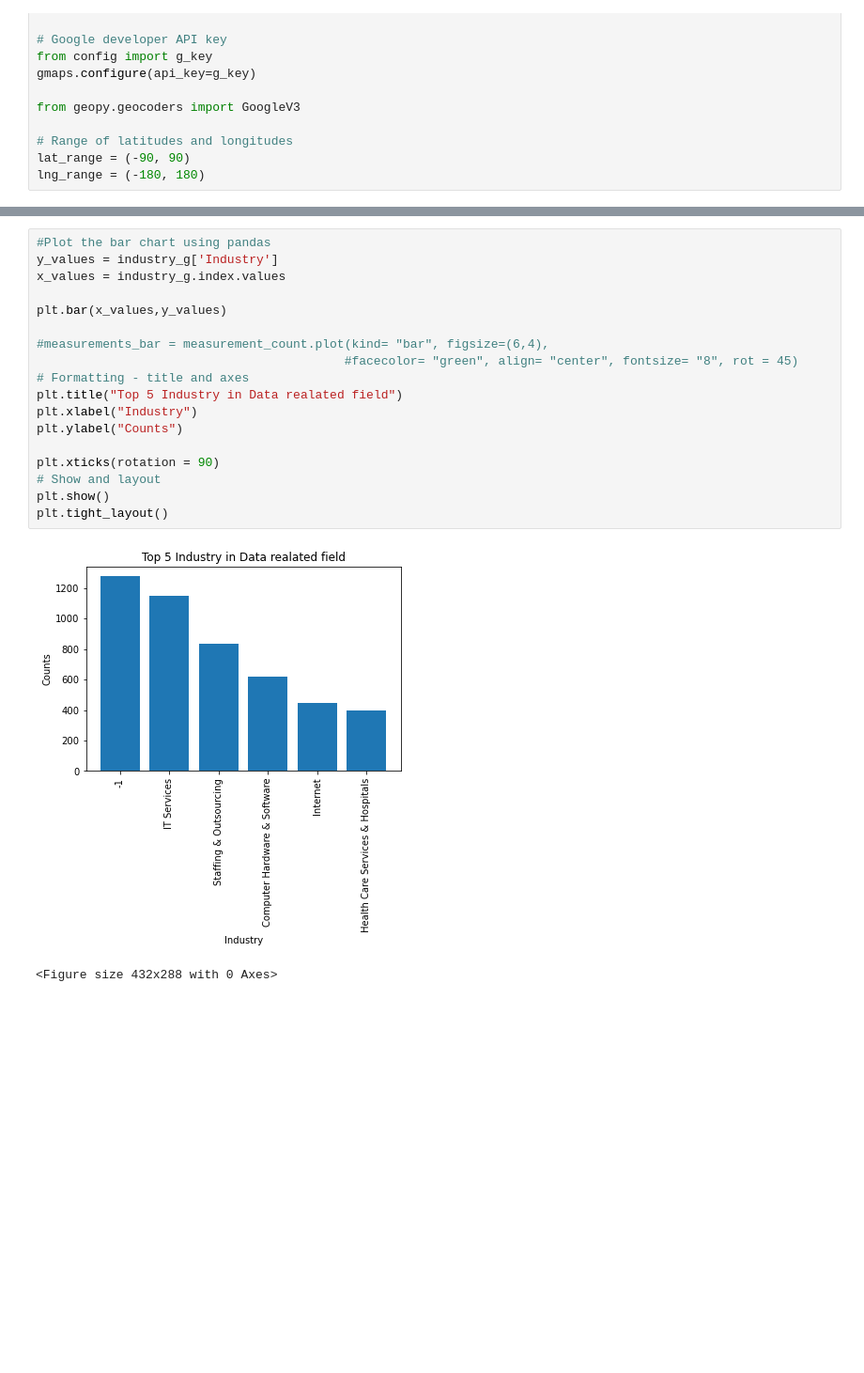
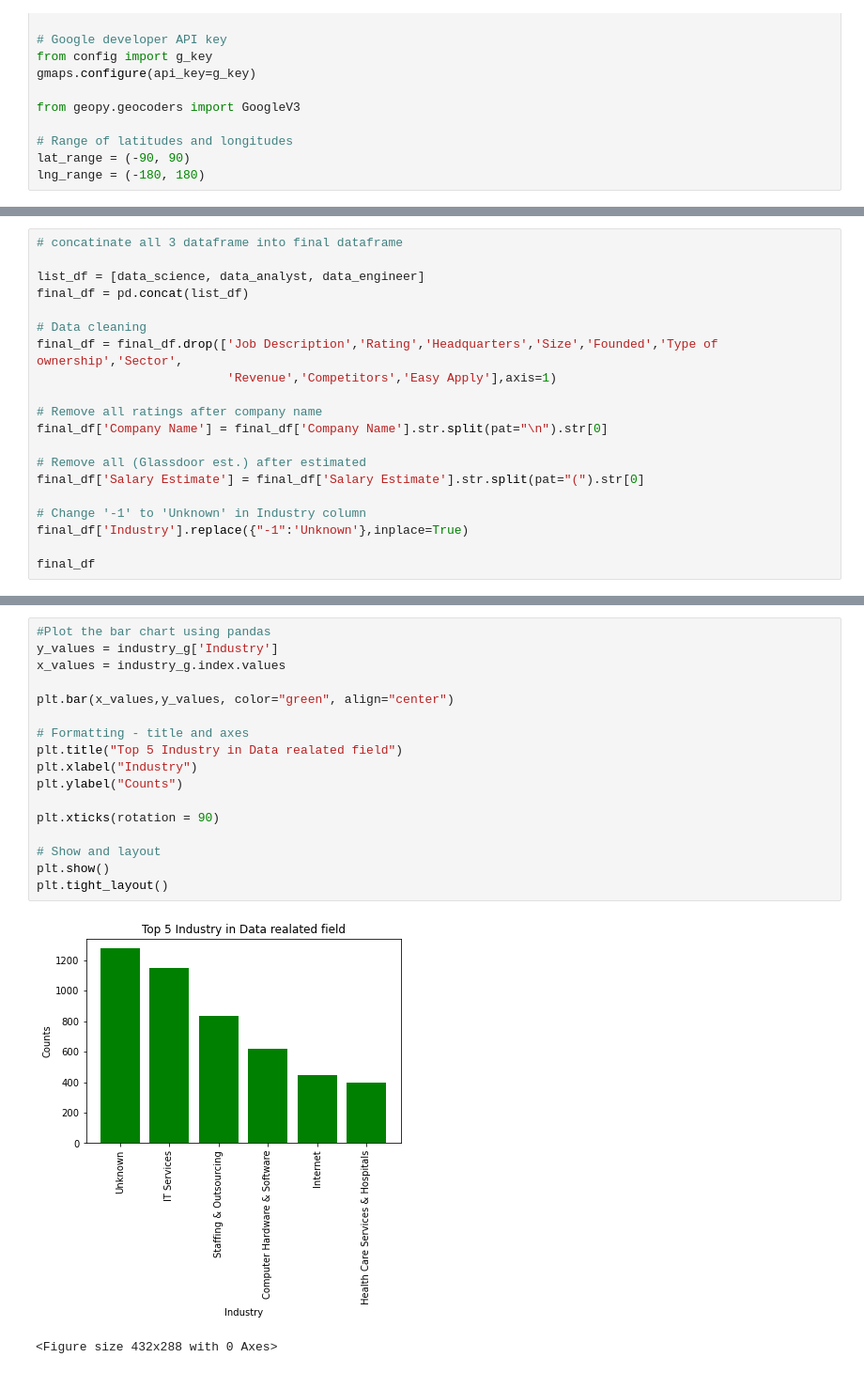
Before and after one commit to chaenii989/Data-Related-Job-Market, a Jupyter notebook: Project1_group3.ipynb, the cells around one changed output, grey strips where cells are left out. Shown at 94% size. Saved outputs shown, nothing was run; the diff lists cells and outputs as text; blank space fills up the shorter version.

```diff
--- a/Project1_group3.ipynb
+++ b/Project1_group3.ipynb
@@ -91,0 +29,20 @@ Name: Industry, Length: 109, dtype: int64
+# %%
+# concatinate all 3 dataframe into final dataframe
+
+list_df = [data_science, data_analyst, data_engineer]
+final_df = pd.concat(list_df)
+
+# Data cleaning
+final_df = final_df.drop(['Job Description','Rating','Headquarters','Size','Founded','Type of ownership','Sector',
+                          'Revenue','Competitors','Easy Apply'],axis=1)
+
+# Remove all ratings after company name
+final_df['Company Name'] = final_df['Company Name'].str.split(pat="\n").str[0]
+
+# Remove all (Glassdoor est.) after estimated
+final_df['Salary Estimate'] = final_df['Salary Estimate'].str.split(pat="(").str[0]
+
+# Change '-1' to 'Unknown' in Industry column
+final_df['Industry'].replace({"-1":'Unknown'},inplace=True)
+
+final_df
@@ -95,21 +78,20 @@ industry_g = industry.head(6)
 # %%
 #Plot the bar chart using pandas
 y_values = industry_g['Industry']
 x_values = industry_g.index.values
 
-plt.bar(x_values,y_values)
+plt.bar(x_values,y_values, color="green", align="center")
 
-#measurements_bar = measurement_count.plot(kind= "bar", figsize=(6,4),
-                                          #facecolor= "green", align= "center", fontsize= "8", rot = 45)
 # Formatting - title and axes
 plt.title("Top 5 Industry in Data realated field")
 plt.xlabel("Industry")
 plt.ylabel("Counts")
 
 plt.xticks(rotation = 90)
+
 # Show and layout
 plt.show()
 plt.tight_layout()
 # %% [output]
-[figure, old version]
+[figure, new version]
 <Figure size 432x288 with 0 Axes>
```
Also changed, not shown: parts of 16 cells of this notebook, 5 other files.
